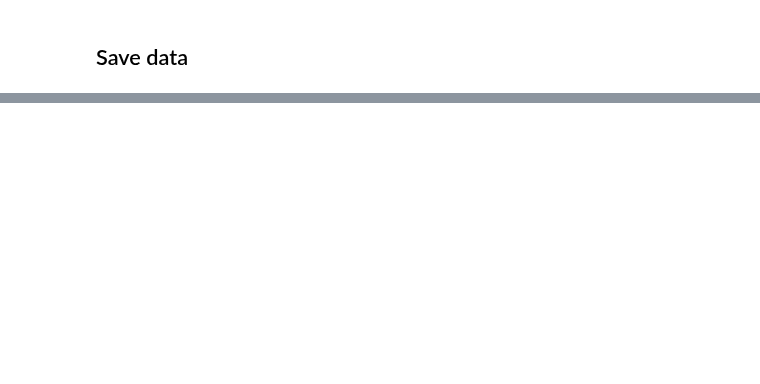
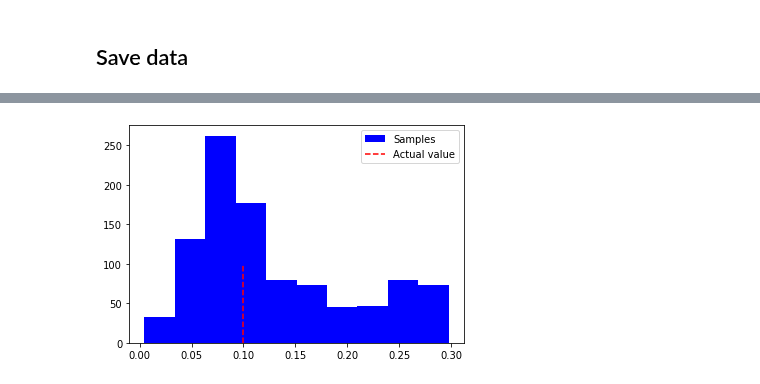
Before and after one commit to pints-team/pints, a Jupyter notebook: degradation.ipynb, the cells around one changed output, grey strips where cells are left out. Drawn from its saved outputs; the diff is of its cells as text; code cells hidden in the pictures; blank space fills up the shorter version.

```diff
--- a/degradation.ipynb
+++ b/degradation.ipynb
@@ -660,0 +805,28 @@ my_path = os.path.abspath(__file)
+# %%
+np.random.seed(1)
+
+y = np.array([[x] for x in values])
+
+theta0 = np.array([0.15])
+
+def grad_prior(theta):
+    x, dx = log_prior.evaluateS1(theta)
+    return dx
+
+# Simulating function
+def sim_f(theta):
+#     print("trying " + str(theta))
+    if len(theta.shape) == 2:
+        theta = theta[0]
+#     print("in the end we have " + str(theta))
+    return model.simulate(theta, times)
+
+
+abc = HABCsgld(1000, theta0, 20, 0.002, 0.1, log_prior, sim_f, 0.001, y)
+
+print("abc started")
+
+results = abc.run()
+
+print("abc finished")
+print(results)
@@ -660,0 +851,11 @@ my_path = os.path.abspath(__file)
+# %%
+res_f = [ x for sublist in results for x in sublist ]
+resff = [ x for sublist in res_f for x in sublist ]
+
+
+plt.hist(resff, color="blue", label="Samples")
+plt.vlines(x=0.1, linestyles='dashed', ymin=0, ymax=100, label="Actual value", color="red")
+plt.legend()
+plt.show()
+# %% [output]
+[figure, added]
```
Also changed, not shown: parts of 21 cells of this notebook, 2 other files.
